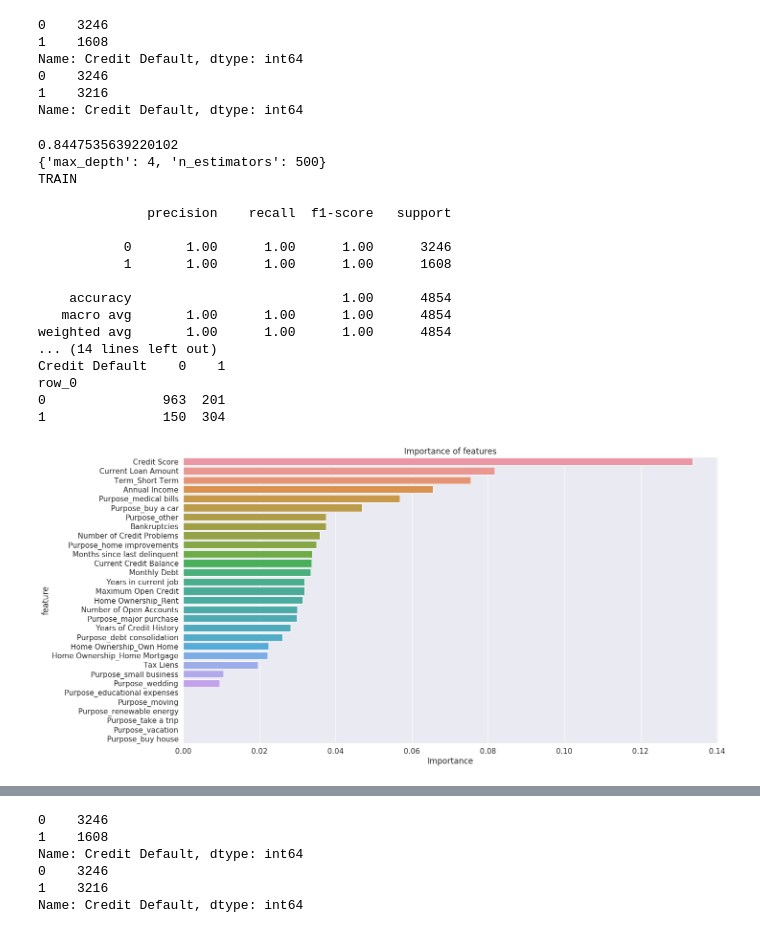
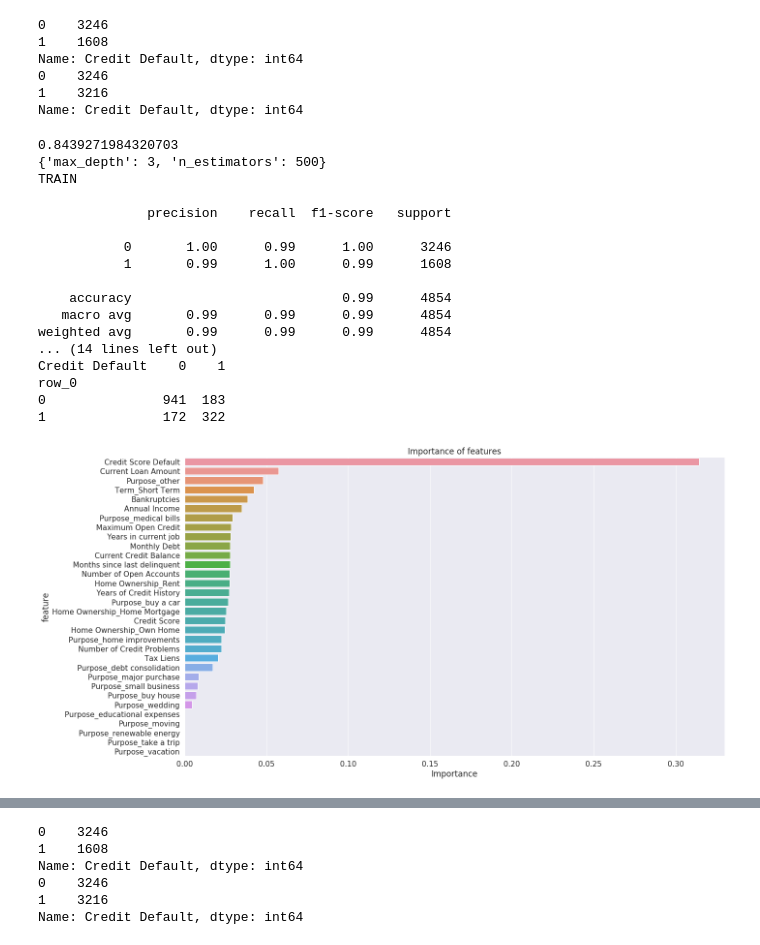
Before and after one commit to SemenovR/GB_PythonClassification, a Jupyter notebook: course_project/course_project.ipynb, the cells around one changed output, grey strips where cells are left out. Cells and saved outputs as stored; diff of their text form; code cells hidden in the pictures.

```diff
--- a/course_project/course_project.ipynb
+++ b/course_project/course_project.ipynb
@@ -570,41 +561,41 @@ Name: Credit Default, dtype: int64
 # %%
 %%time
 
-params = {'n_estimators': [100, 500, 1000],
-          'max_depth': [2, 3, 4]}
-#params = {'n_estimators': [500],
-#          'max_depth': [3]}
+#params = {'n_estimators': [100, 500, 1000],
+#          'max_depth': [2, 3, 4]}
+params = {'n_estimators': [500],
+          'max_depth': [3]}
 
 xgb_model = xgb.XGBClassifier(random_state=21)
 gs = GridSearchCV(xgb_model, params, scoring='f1', cv=KFold(n_splits=3, random_state=21, shuffle=True), n_jobs=-1)
 gs.fit(X_train_bal, y_train_bal)
 
 print(gs.best_score_)
 print(gs.best_params_)
 
 y_train_pred = gs.best_estimator_.predict(X_train)
 y_test_pred = gs.best_estimator_.predict(X_test)
 
 get_classification_report(y_train, y_train_pred, y_test, y_test_pred)
 
 important_features_top = show_feature_importances(X_train.columns, gs.best_estimator_.feature_importances_,
                                                   get_top=15)
 # %% [output]
-0.8447535639220102
-{'max_depth': 4, 'n_estimators': 500}
+0.8439271984320703
+{'max_depth': 3, 'n_estimators': 500}
 TRAIN
 
               precision    recall  f1-score   support
 
-           0       1.00      1.00      1.00      3246
-           1       1.00      1.00      1.00      1608
+           0       1.00      0.99      1.00      3246
+           1       0.99      1.00      0.99      1608
 
-    accuracy                           1.00      4854
-   macro avg       1.00      1.00      1.00      4854
-weighted avg       1.00      1.00      1.00      4854
+    accuracy                           0.99      4854
+   macro avg       0.99      0.99      0.99      4854
+weighted avg       0.99      0.99      0.99      4854
 ... (14 lines left out)
 Credit Default    0    1
 row_0
-0               963  201
-1               150  304
+0               941  183
+1               172  322
-[figure, old version]
+[figure, new version]
```
Also changed, not shown: parts of 11 cells of this notebook, 1 other file.
